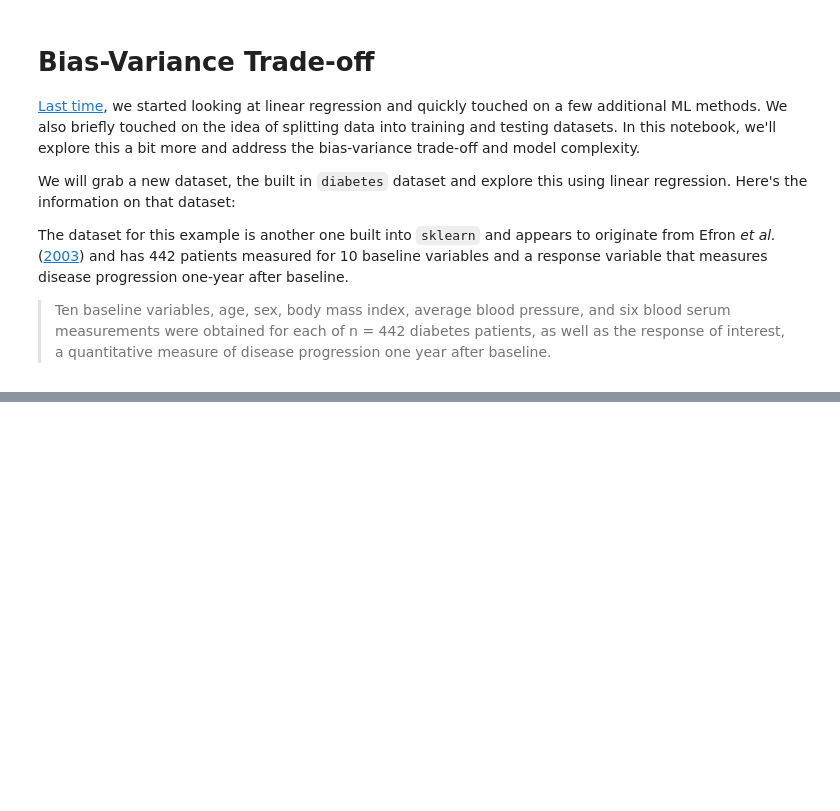
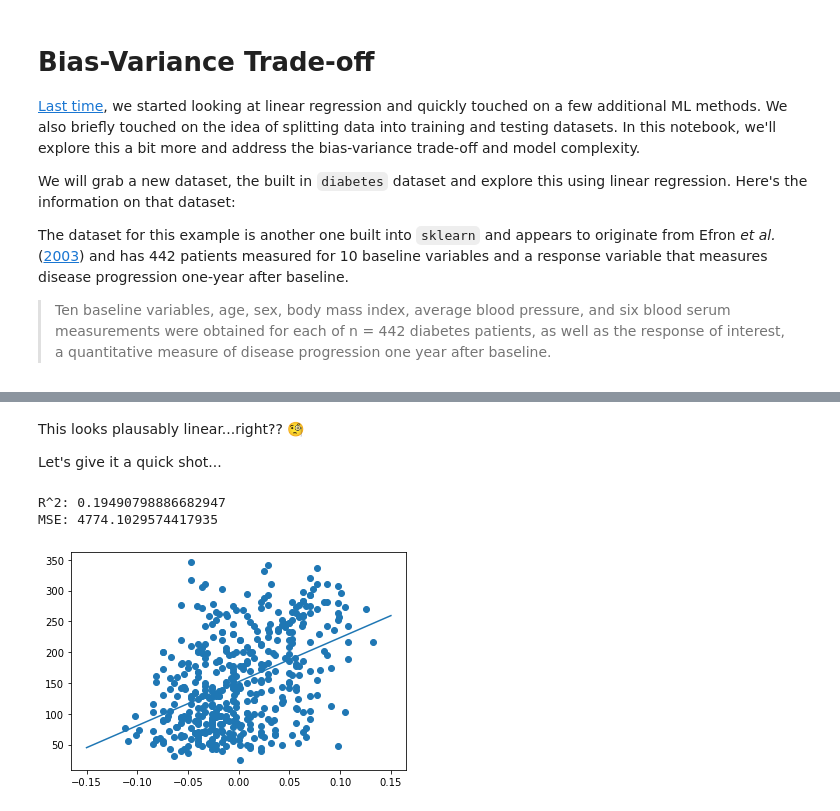
Before and after one commit to AIBiology/Jupyter_Content, a Jupyter notebook: teach_08_Bias_variance_tradeoff.ipynb, the cells around one changed output, grey strips where cells are left out. Saved outputs shown, nothing was run; the diff lists cells and outputs as text; code cells hidden in the pictures; blank space fills up the shorter version.

```diff
--- a/teach_08_Bias_variance_tradeoff.ipynb
+++ b/teach_08_Bias_variance_tradeoff.ipynb
@@ -17,0 +41,30 @@ ModuleNotFoundError: No module named 'seaborn'
+# %% [markdown]
+This looks plausably linear...right?? 🧐
+
+Let's give it a quick shot...
+# %%
+from sklearn.linear_model import LinearRegression
+model = LinearRegression(fit_intercept=True)
+model.fit(X_bp,y_diabetes)
+
+def check_model(model, x, y):
+    '''A function to get R^2 and plot regression'''
+
+    Xfit = np.linspace(-0.15,0.15, len(y))[:, None] # Get some X-values for the fit curve
+    yfit =  model.predict(Xfit) # Get the predicted y-values
+
+    # Print model score R^2
+    print(f'R^2: {model.score(x,y)}') # Get R^2 using the original data
+
+    # Print MSE for the model
+    print(f'MSE: {np.mean((y-model.predict(x))**2)}')
+
+    # Visilize the results
+    plt.scatter(x,y) # Scatter plot of our training data
+    plt.plot(Xfit,yfit) # Our linear model
+
+check_model(model, X_bp, y_diabetes)
+# %% [output]
+R^2: 0.19490798886682947
+MSE: 4774.1029574417935
+[figure, added]
```
Also changed, not shown: parts of 22 cells of this notebook.
